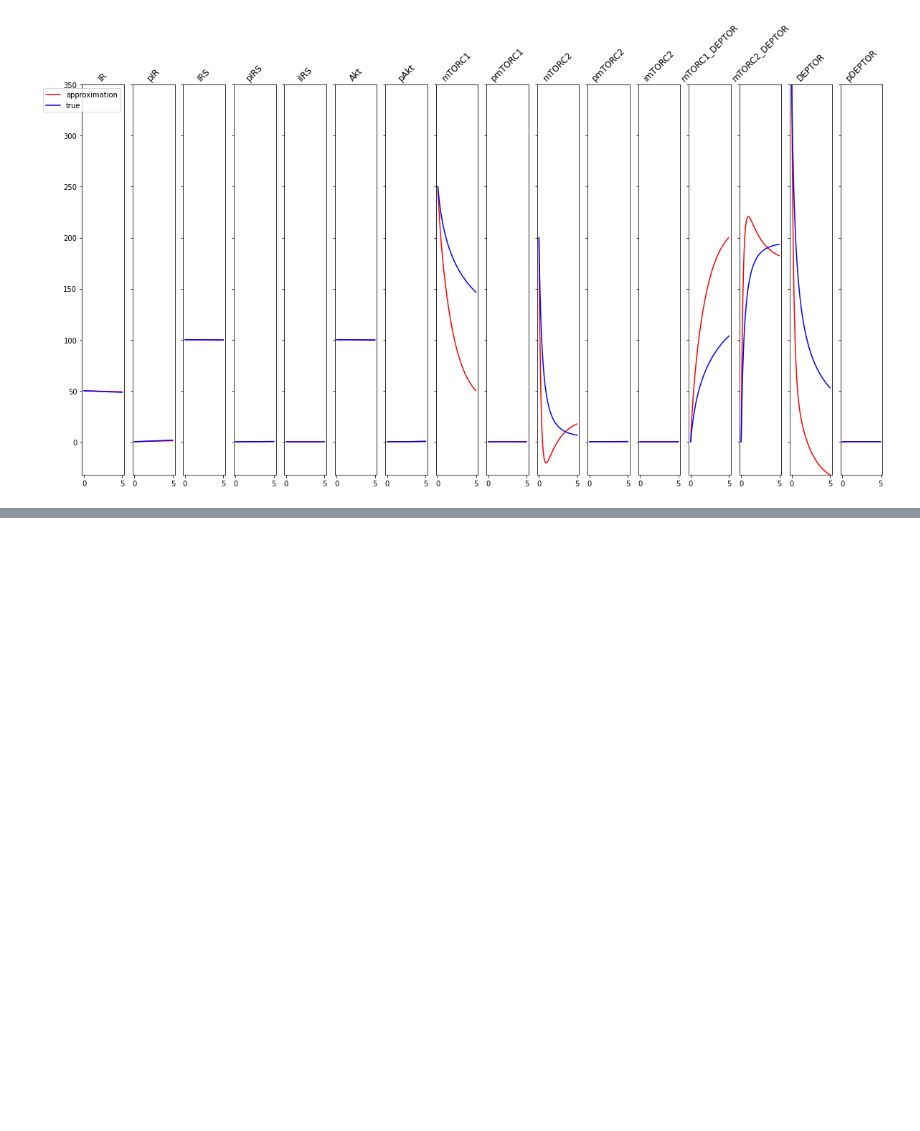
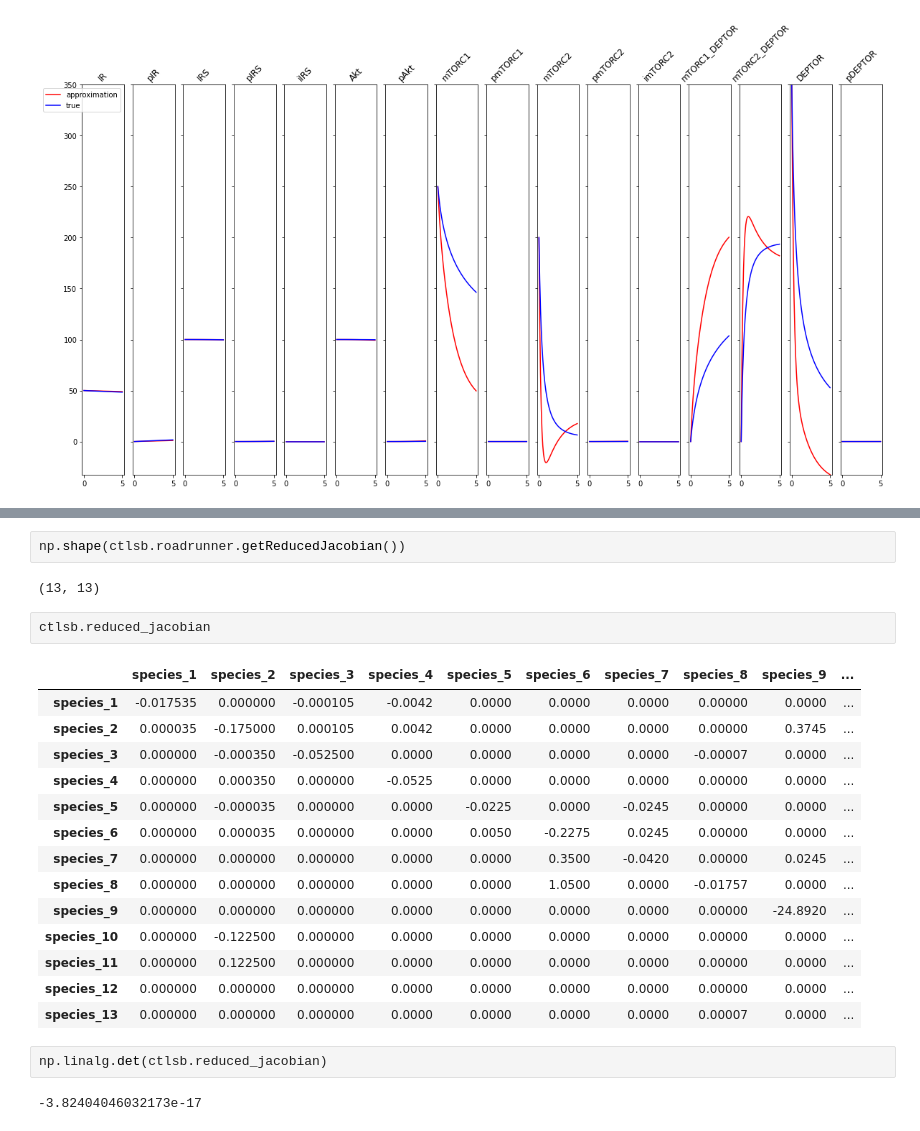
Before and after one commit to ModelEngineering/controlSBML, a Jupyter notebook: notebooks/UsingControlSBML.ipynb, the cells around one changed output, grey strips where cells are left out. Cells and saved outputs as stored; diff of their text form; blank space fills up the shorter version.

```diff
--- a/notebooks/UsingControlSBML.ipynb
+++ b/notebooks/UsingControlSBML.ipynb
@@ -102,0 +165,25 @@ ctlsb.plotLinearApproximation(figsize=(20, 10))
+# %%
+np.shape(ctlsb.roadrunner.getReducedJacobian())
+# %% [output]
+(13, 13)
+# %%
+ctlsb.reduced_jacobian
+# %% [output]
+|  | species_1 | species_2 | species_3 | species_4 | species_5 | species_6 | species_7 | species_8 | species_9 | ... |
+| species_1 | -0.017535 | 0.000000 | -0.000105 | -0.0042 | 0.0000 | 0.0000 | 0.0000 | 0.00000 | 0.0000 | ... |
+| species_2 | 0.000035 | -0.175000 | 0.000105 | 0.0042 | 0.0000 | 0.0000 | 0.0000 | 0.00000 | 0.3745 | ... |
+| species_3 | 0.000000 | -0.000350 | -0.052500 | 0.0000 | 0.0000 | 0.0000 | 0.0000 | -0.00007 | 0.0000 | ... |
+| species_4 | 0.000000 | 0.000350 | 0.000000 | -0.0525 | 0.0000 | 0.0000 | 0.0000 | 0.00000 | 0.0000 | ... |
+| species_5 | 0.000000 | -0.000035 | 0.000000 | 0.0000 | -0.0225 | 0.0000 | -0.0245 | 0.00000 | 0.0000 | ... |
+| species_6 | 0.000000 | 0.000035 | 0.000000 | 0.0000 | 0.0050 | -0.2275 | 0.0245 | 0.00000 | 0.0000 | ... |
+| species_7 | 0.000000 | 0.000000 | 0.000000 | 0.0000 | 0.0000 | 0.3500 | -0.0420 | 0.00000 | 0.0245 | ... |
+| species_8 | 0.000000 | 0.000000 | 0.000000 | 0.0000 | 0.0000 | 1.0500 | 0.0000 | -0.01757 | 0.0000 | ... |
+| species_9 | 0.000000 | 0.000000 | 0.000000 | 0.0000 | 0.0000 | 0.0000 | 0.0000 | 0.00000 | -24.8920 | ... |
+| species_10 | 0.000000 | -0.122500 | 0.000000 | 0.0000 | 0.0000 | 0.0000 | 0.0000 | 0.00000 | 0.0000 | ... |
+| species_11 | 0.000000 | 0.122500 | 0.000000 | 0.0000 | 0.0000 | 0.0000 | 0.0000 | 0.00000 | 0.0000 | ... |
+| species_12 | 0.000000 | 0.000000 | 0.000000 | 0.0000 | 0.0000 | 0.0000 | 0.0000 | 0.00000 | 0.0000 | ... |
+| species_13 | 0.000000 | 0.000000 | 0.000000 | 0.0000 | 0.0000 | 0.0000 | 0.0000 | 0.00007 | 0.0000 | ... |
+# %%
+np.linalg.det(ctlsb.reduced_jacobian)
+# %% [output]
+-3.82404046032173e-17
```
Also changed, not shown: parts of 21 cells of this notebook, 6 other files.
